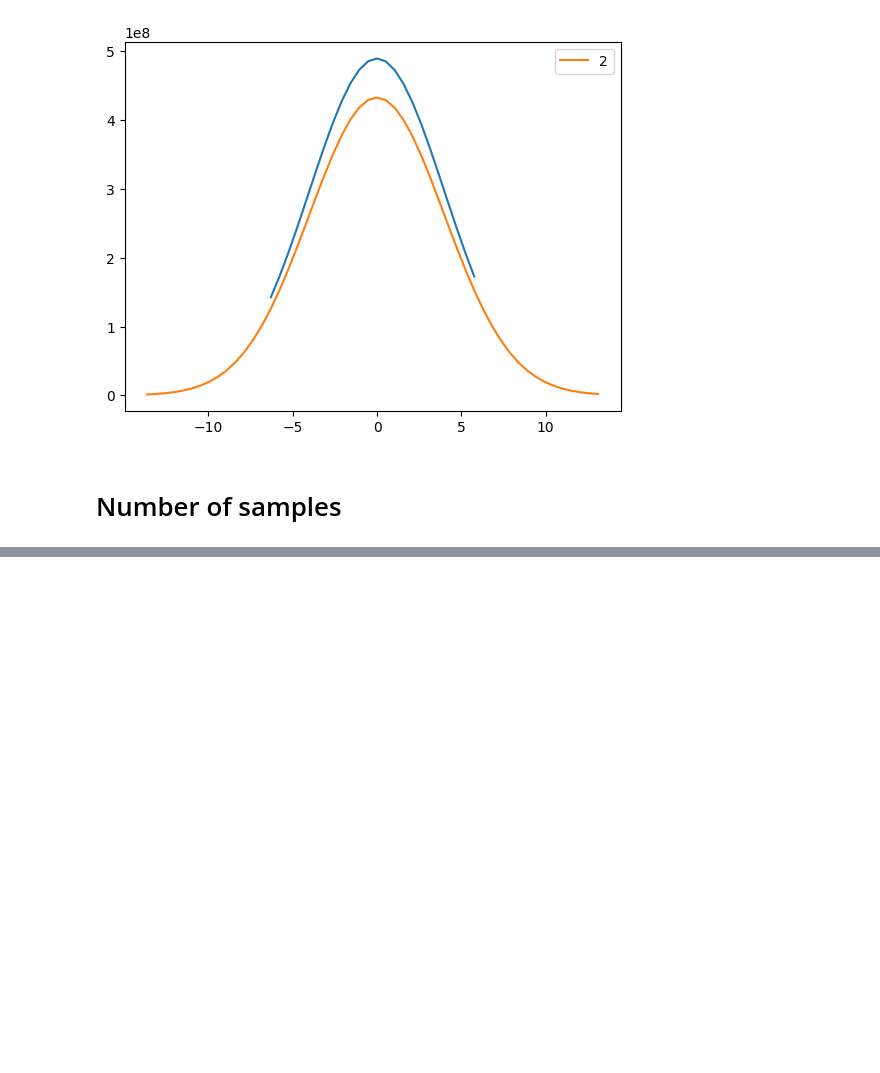
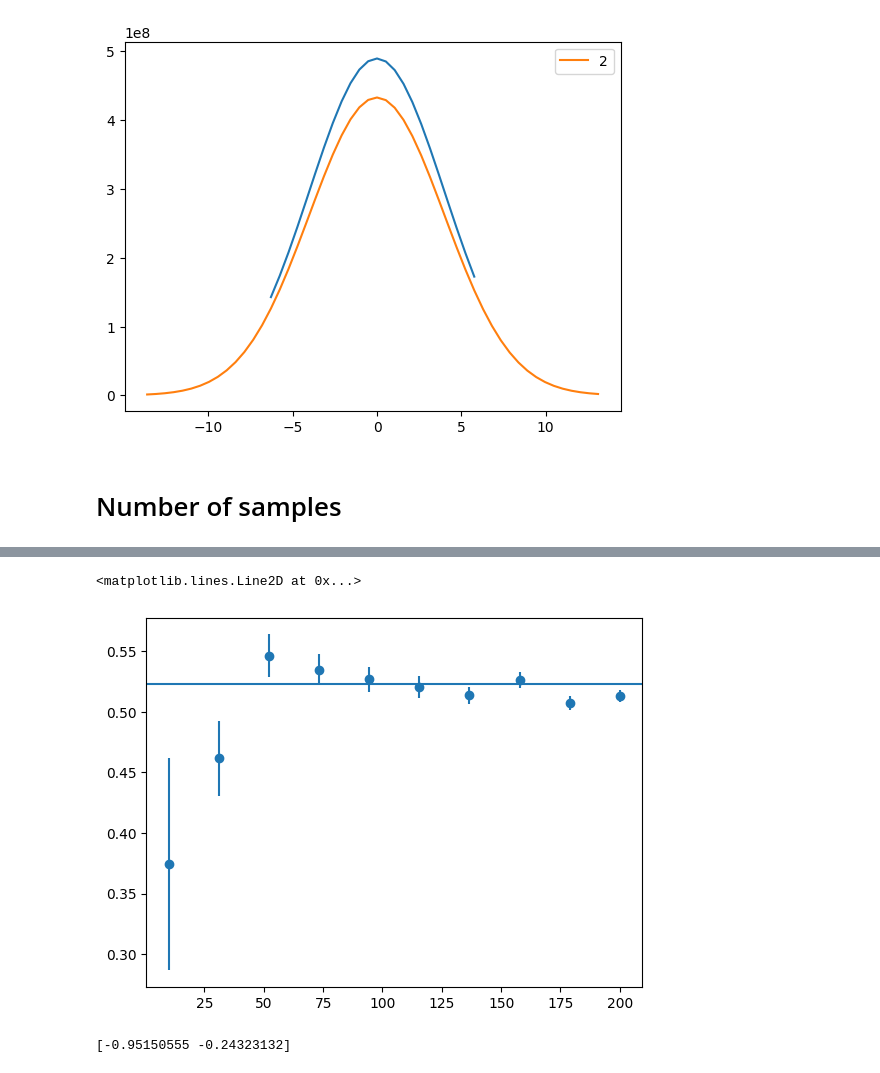
Before and after one commit to ncrubin/mec-sandia, a Jupyter notebook: notebooks/stopping_variance_estimation.ipynb, the cells around one changed output, grey strips where cells are left out. Drawn from its saved outputs; the diff is of its cells as text; code cells hidden in the pictures; blank space fills up the shorter version.

```diff
--- a/notebooks/stopping_variance_estimation.ipynb
+++ b/notebooks/stopping_variance_estimation.ipynb
@@ -1140,0 +1175,44 @@ for density in range(10, 100, 10):
+# %%
+import numpy as np
+import matplotlib.pyplot as plt
+import scipy.optimize
+
+sigma = 4
+def func(x, a, b):
+    return a*x + b
+
+a0 = 0.523
+b0 = 8000
+
+res = []
+num_pts = 200
+tvals = np.linspace(10, 200, 10)
+cost = []
+for t_max in tvals:
+    xs = np.linspace(0, t_max, num_pts)
+    ys = func(xs, a0, b0) + np.random.normal(0.0, sigma, num_pts)
+    cost.append(np.sum(xs))
+    popt, pcov = scipy.optimize.curve_fit(func, xs, ys)
+    res.append((popt[0], np.sqrt(pcov[0,0])))
+
+slopes, err = zip(*res)
+plt.errorbar(tvals, slopes, yerr=err, fmt="o")
+plt.axhline(a0)
+# %% [output]
+<matplotlib.lines.Line2D at 0x...>
+[figure, added]
+# %%
+def linear(x, a, c):
+    return a * x + c
+
+
+def fit_linear(x, y):
+    try:
+        popt, pcov = scipy.optimize.curve_fit(linear, x, y)
+        return popt
+    except np.linalg.LinAlgError:
+        return None
+popt = fit_linear(np.log(tvals), np.log(err))
+print(popt)
+# %% [output]
+[-0.95150555 -0.24323132]
```
Also changed, not shown: parts of 5 cells of this notebook.
